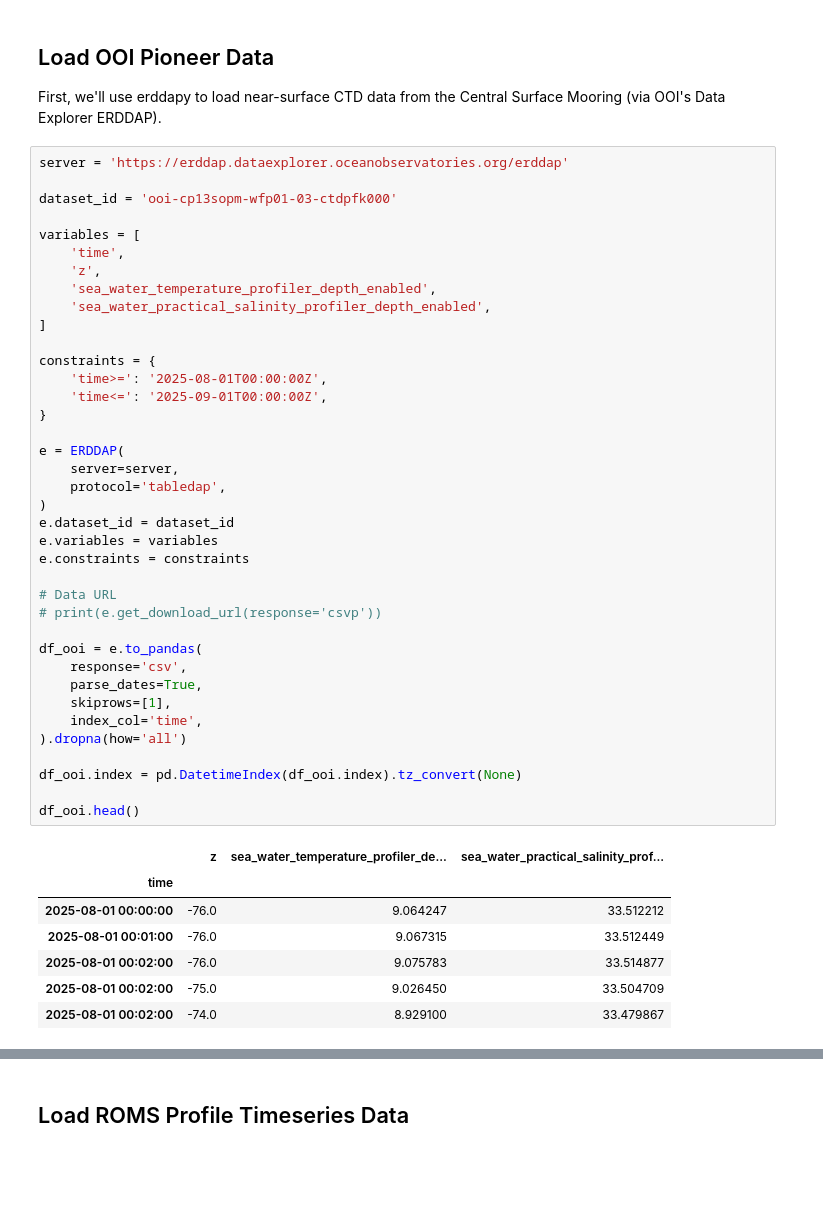
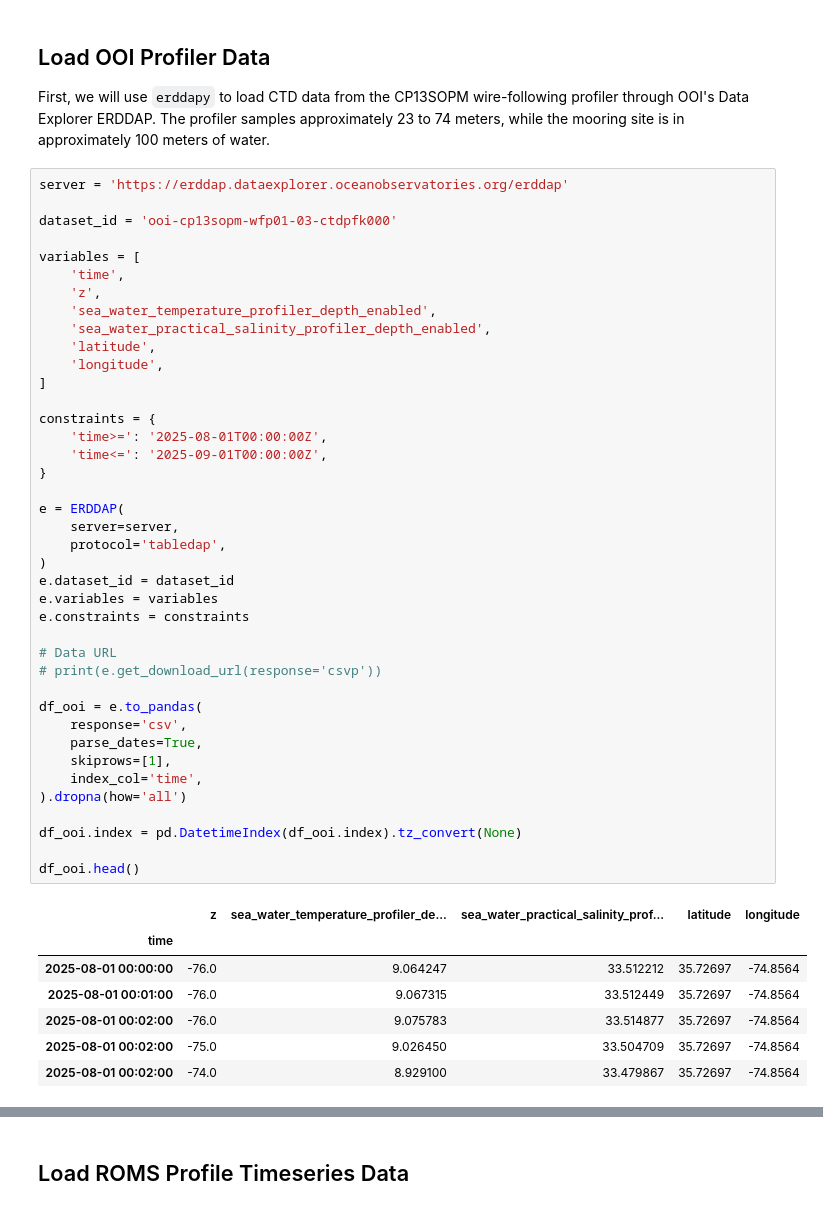
Before and after one commit to embark-cybertraining/embark-scratch-notebooks, a Jupyter notebook: session_4_roms/roms_ooi_profiler.ipynb, the cells around one changed output, grey strips where cells are left out. Drawn from its saved outputs; the diff is of its cells as text; blank space fills up the shorter version.

```diff
--- a/session_4_roms/roms_ooi_profiler.ipynb
+++ b/session_4_roms/roms_ooi_profiler.ipynb
@@ -17,6 +28,7 @@ from erddapy import ERDDAP
 # %% [markdown]
-## Load OOI Pioneer Data
-First, we'll use erddapy to load near-surface CTD data from the Central Surface Mooring (via OOI's Data Explorer ERDDAP).
+## Load OOI Profiler Data
+
+First, we will use `erddapy` to load CTD data from the CP13SOPM wire-following profiler through OOI's Data Explorer ERDDAP. The profiler samples approximately 23 to 74 meters, while the mooring site is in approximately 100 meters of water.
 # %%
 server = 'https://erddap.dataexplorer.oceanobservatories.org/erddap'
 
@@ -27,40 +39,42 @@ variables = [
     'z',
     'sea_water_temperature_profiler_depth_enabled',
     'sea_water_practical_salinity_profiler_depth_enabled',
+    'latitude',
+    'longitude',
 ]
 
 constraints = {
     'time>=': '2025-08-01T00:00:00Z',
     'time<=': '2025-09-01T00:00:00Z',
 }
 
 e = ERDDAP(
     server=server,
     protocol='tabledap',
 )
 e.dataset_id = dataset_id
 e.variables = variables
 e.constraints = constraints
 
 # Data URL
 # print(e.get_download_url(response='csvp'))
 
 df_ooi = e.to_pandas(
     response='csv',
     parse_dates=True,
     skiprows=[1],
     index_col='time',
 ).dropna(how='all')
 
 df_ooi.index = pd.DatetimeIndex(df_ooi.index).tz_convert(None)
 
 df_ooi.head()
 # %% [output]
-|  | z | sea_water_temperature_profiler_de... | sea_water_practical_salinity_prof... |
-| time |  |  |  |
-| 2025-08-01 00:00:00 | -76.0 | 9.064247 | 33.512212 |
-| 2025-08-01 00:01:00 | -76.0 | 9.067315 | 33.512449 |
-| 2025-08-01 00:02:00 | -76.0 | 9.075783 | 33.514877 |
-| 2025-08-01 00:02:00 | -75.0 | 9.026450 | 33.504709 |
-| 2025-08-01 00:02:00 | -74.0 | 8.929100 | 33.479867 |
+|  | z | sea_water_temperature_profiler_de... | sea_water_practical_salinity_prof... | latitude | longitude |
+| time |  |  |  |  |  |
+| 2025-08-01 00:00:00 | -76.0 | 9.064247 | 33.512212 | 35.72697 | -74.8564 |
+| 2025-08-01 00:01:00 | -76.0 | 9.067315 | 33.512449 | 35.72697 | -74.8564 |
+| 2025-08-01 00:02:00 | -76.0 | 9.075783 | 33.514877 | 35.72697 | -74.8564 |
+| 2025-08-01 00:02:00 | -75.0 | 9.026450 | 33.504709 | 35.72697 | -74.8564 |
+| 2025-08-01 00:02:00 | -74.0 | 8.929100 | 33.479867 | 35.72697 | -74.8564 |
 # %%
```
Also changed, not shown: parts of 26 cells of this notebook, 2 other files.
